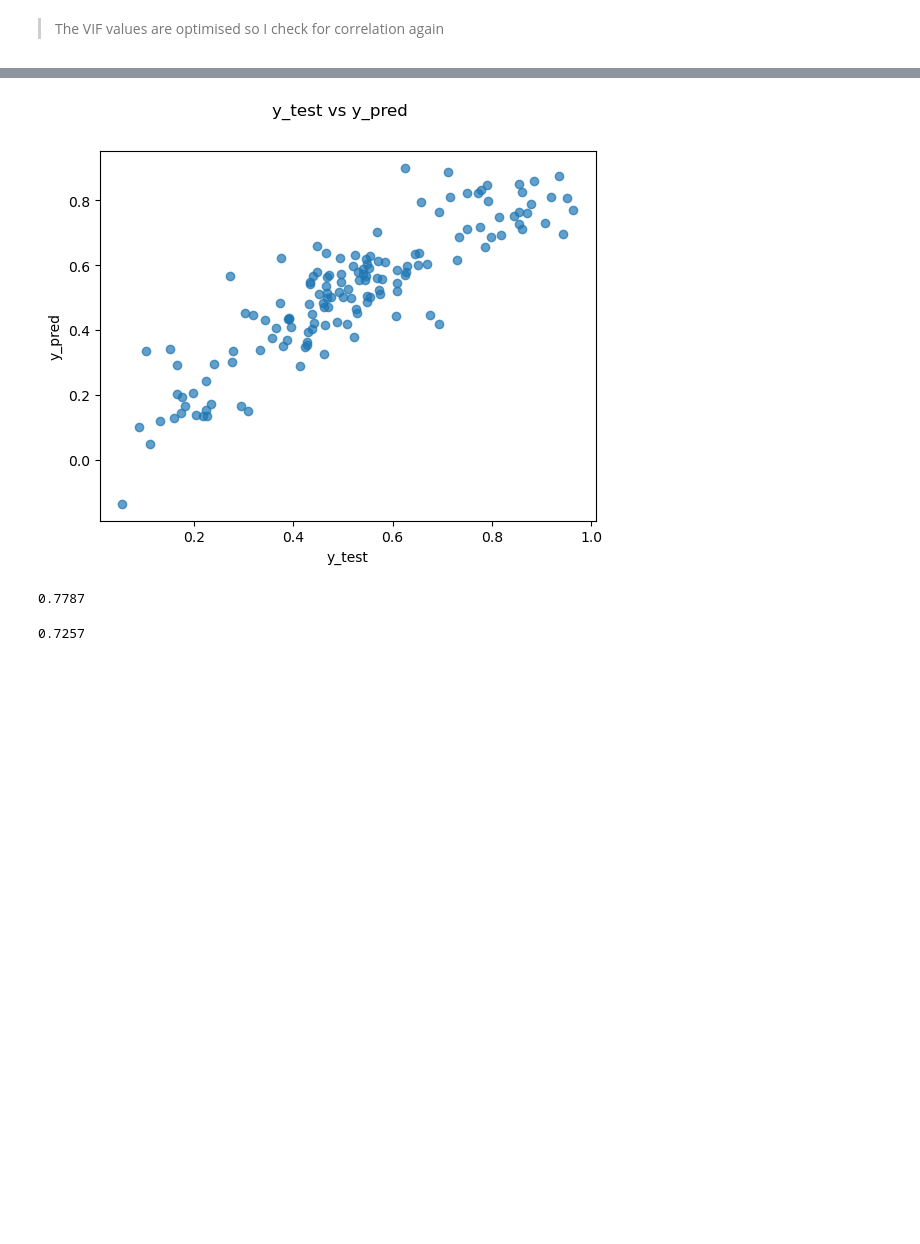
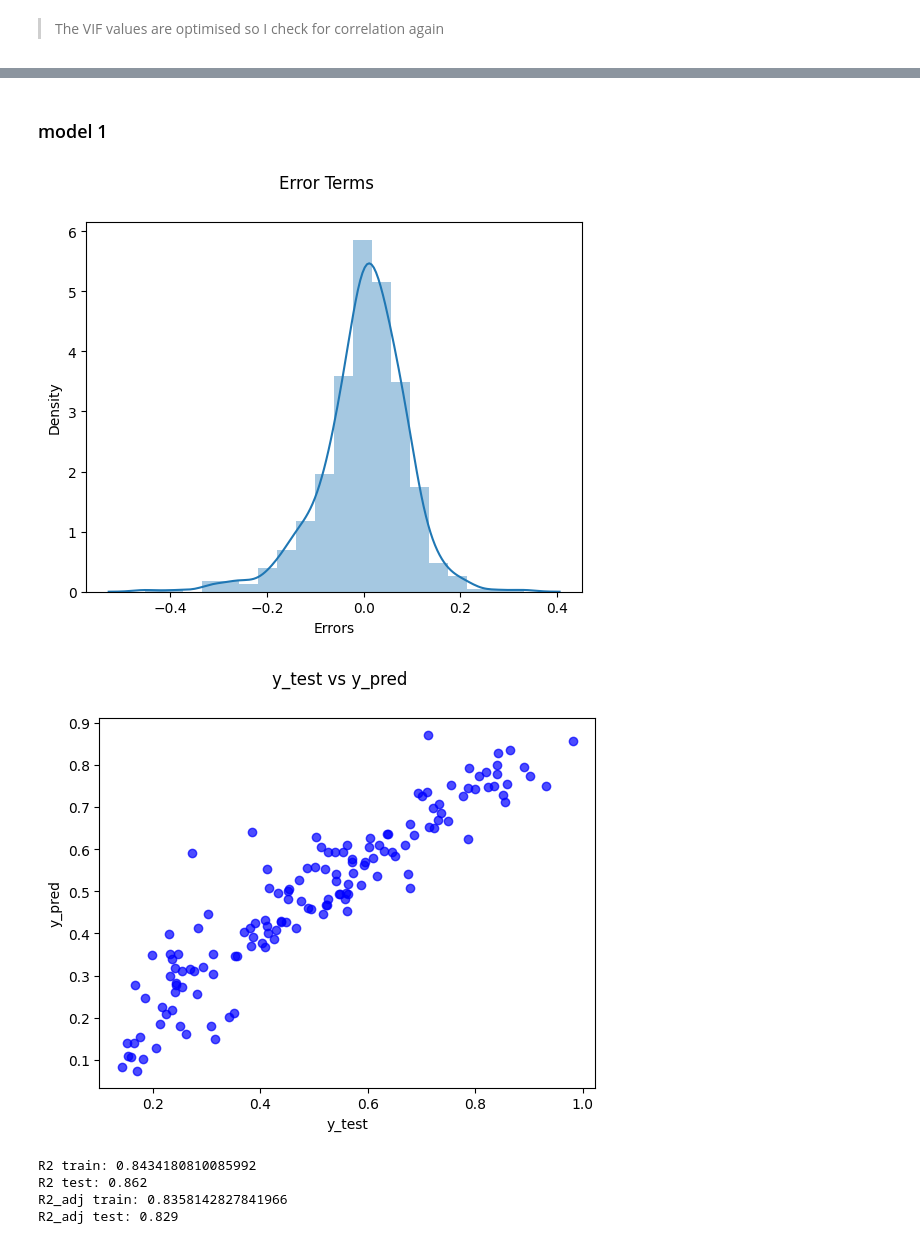
Before and after one commit to cuonghv0298/Bike-Sharing-Regression, a Jupyter notebook: LinearRegressionAssigment.ipynb, the cells around one changed output, grey strips where cells are left out. Drawn from its saved outputs; the diff is of its cells as text; code cells hidden in the pictures; blank space fills up the shorter version.

```diff
--- a/LinearRegressionAssigment.ipynb
+++ b/LinearRegressionAssigment.ipynb
@@ -468,9 +451,9 @@ strong multicollinearity problems or that the design matrix is singular.
 X_train_rfe=X_train[col_rfe]
 X_train_lm2 = sm.add_constant(X_train_rfe)
 # Create a first fitted model
-lr1 = sm.OLS(y_train, X_train_lm2).fit()
+lr2 = sm.OLS(y_train, X_train_lm2).fit()
 # Print a summary of the linear regression model obtained
-print(lr1.summary())
+print(lr2.summary())
 # %% [output]
                             OLS Regression Results
 ==============================================================================
@@ -666,33 +611,0 @@ plt.show()
-# %%
-# Adding constant variable to test dataframe
-# Predict values
-X_test_model5 = X_test[X_train_model5.columns]
-X_test_lm5 = sm.add_constant(X_test_model5)
-y_pred = lr5.predict(X_test_lm5)
-# %%
-# plotting y_test and y_pred to understand the spread
-fig = plt.figure()
-plt.scatter(y_test, y_pred,alpha = 0.7)
-fig.suptitle('y_test vs y_pred')
-plt.xlabel('y_test')
-plt.ylabel('y_pred')
-plt.show()
-# %% [output]
-[figure, removed]
-# %%
-r2 = round(r2_score(y_test, y_pred),4)
-r2
-# %% [output]
-0.7787
-# %%
-# n is number of rows in test dataset
-n = X_test.shape[0]
-
-# Number of features (predictors, p) is the shape along axis 1
-p = X_test.shape[1]
-
-# We find the Adjusted R-squared using the formula
-adjusted_r2 = round(1-(1-r2)*(n-1)/(n-p-1),4)
-adjusted_r2
-# %% [output]
-0.7257
@@ -698,0 +669,15 @@ adjusted_r2
+# %% [markdown]
+### model 1
+# %%
+evaluation_model1 = Evaluation(y_train,X_train_lm1,y_test, X_test, lr1)
+model_dict['model1'] = evaluation_model1
+evaluation_model1.plot_residual_dist()
+evaluation_model1.plot_prediction()
+evaluation_model1.report()
+# %% [output]
+[figure, added]
+[figure, added]
+R2 train: 0.8434180810085992
+R2 test: 0.862
+R2_adj train: 0.8358142827841966
+R2_adj test: 0.829
```
Also changed, not shown: parts of 47 cells of this notebook.
